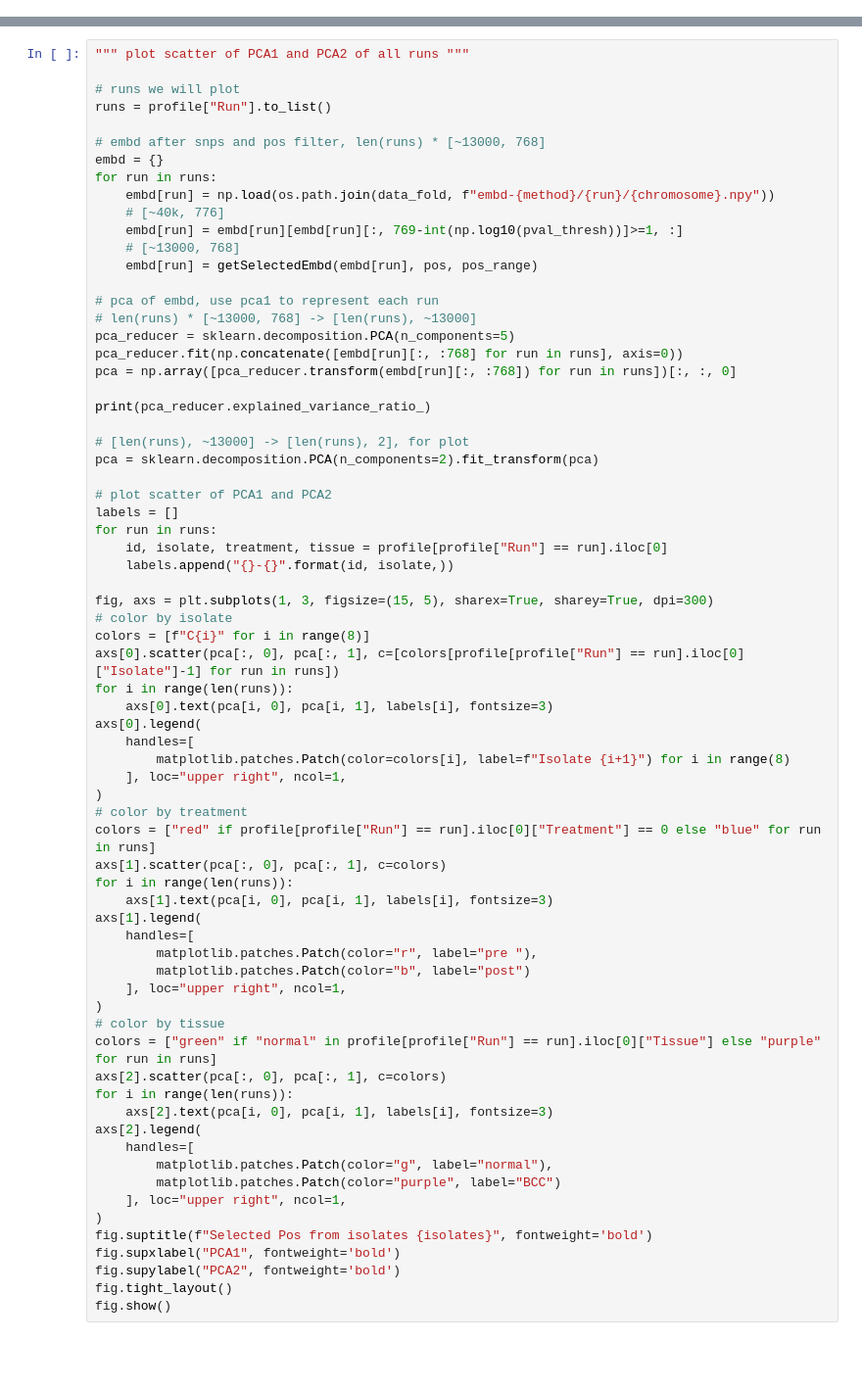
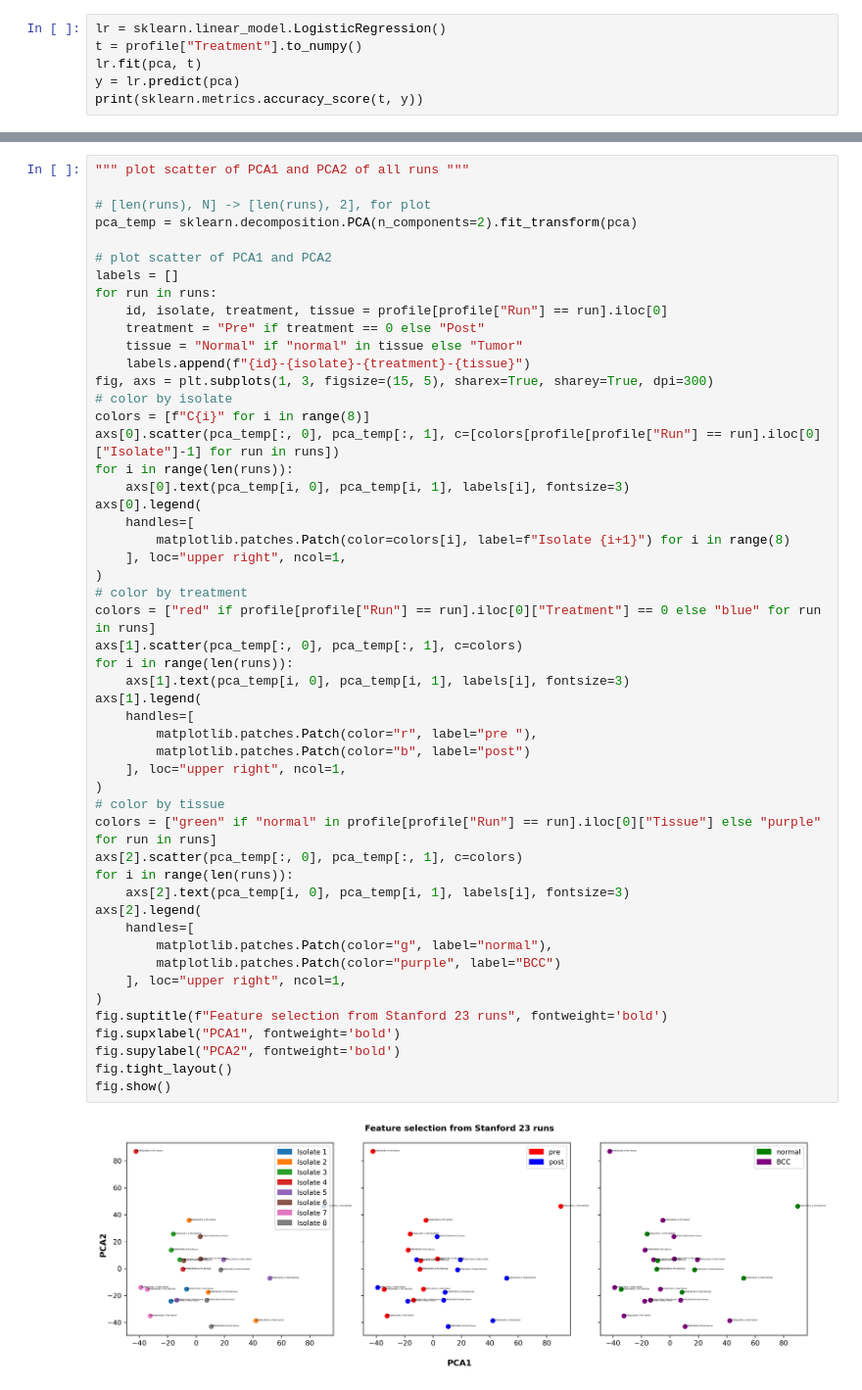
Before and after one commit to tianrui-qi/SIP-DB2, a Jupyter notebook: main.ipynb, the cells around one changed output, grey strips where cells are left out. Shown at 98% size. Cells and saved outputs as stored; diff of their text form; blank space fills up the shorter version.

```diff
--- a/main.ipynb
+++ b/main.ipynb
@@ -175,0 +109,6 @@ plt.show()
+# %%
+lr = sklearn.linear_model.LogisticRegression()
+t = profile["Treatment"].to_numpy()
+lr.fit(pca, t)
+y = lr.predict(pca)
+print(sklearn.metrics.accuracy_score(t, y))
@@ -176,70 +117,53 @@ plt.show()
 # %%
 """ plot scatter of PCA1 and PCA2 of all runs """
 
-# runs we will plot
-runs = profile["Run"].to_list()
-
-# embd after snps and pos filter, len(runs) * [~13000, 768]
-embd = {}
-for run in runs:
-    embd[run] = np.load(os.path.join(data_fold, f"embd-{method}/{run}/{chromosome}.npy"))
-    # [~40k, 776]
-    embd[run] = embd[run][embd[run][:, 769-int(np.log10(pval_thresh))]>=1, :]
-    # [~13000, 768]
-    embd[run] = getSelectedEmbd(embd[run], pos, pos_range)
-
-# pca of embd, use pca1 to represent each run
-# len(runs) * [~13000, 768] -> [len(runs), ~13000]
-pca_reducer = sklearn.decomposition.PCA(n_components=5)
-pca_reducer.fit(np.concatenate([embd[run][:, :768] for run in runs], axis=0))
-pca = np.array([pca_reducer.transform(embd[run][:, :768]) for run in runs])[:, :, 0]
-
-print(pca_reducer.explained_variance_ratio_)
-
-# [len(runs), ~13000] -> [len(runs), 2], for plot
-pca = sklearn.decomposition.PCA(n_components=2).fit_transform(pca)
+# [len(runs), N] -> [len(runs), 2], for plot
+pca_temp = sklearn.decomposition.PCA(n_components=2).fit_transform(pca)
 
 # plot scatter of PCA1 and PCA2
 labels = []
 for run in runs:
     id, isolate, treatment, tissue = profile[profile["Run"] == run].iloc[0]
-    labels.append("{}-{}".format(id, isolate,))
-
+    treatment = "Pre" if treatment == 0 else "Post"
+    tissue = "Normal" if "normal" in tissue else "Tumor"
+    labels.append(f"{id}-{isolate}-{treatment}-{tissue}")
 fig, axs = plt.subplots(1, 3, figsize=(15, 5), sharex=True, sharey=True, dpi=300)
 # color by isolate
 colors = [f"C{i}" for i in range(8)]
-axs[0].scatter(pca[:, 0], pca[:, 1], c=[colors[profile[profile["Run"] == run].iloc[0]["Isolate"]-1] for run in runs])
+axs[0].scatter(pca_temp[:, 0], pca_temp[:, 1], c=[colors[profile[profile["Run"] == run].iloc[0]["Isolate"]-1] for run in runs])
 for i in range(len(runs)):
-    axs[0].text(pca[i, 0], pca[i, 1], labels[i], fontsize=3)
+    axs[0].text(pca_temp[i, 0], pca_temp[i, 1], labels[i], fontsize=3)
 axs[0].legend(
     handles=[
         matplotlib.patches.Patch(color=colors[i], label=f"Isolate {i+1}") for i in range(8)
     ], loc="upper right", ncol=1,
 )
 # color by treatment
 colors = ["red" if profile[profile["Run"] == run].iloc[0]["Treatment"] == 0 else "blue" for run in runs]
-axs[1].scatter(pca[:, 0], pca[:, 1], c=colors)
+axs[1].scatter(pca_temp[:, 0], pca_temp[:, 1], c=colors)
 for i in range(len(runs)):
-    axs[1].text(pca[i, 0], pca[i, 1], labels[i], fontsize=3)
+    axs[1].text(pca_temp[i, 0], pca_temp[i, 1], labels[i], fontsize=3)
 axs[1].legend(
     handles=[
         matplotlib.patches.Patch(color="r", label="pre "),
         matplotlib.patches.Patch(color="b", label="post")
     ], loc="upper right", ncol=1,
 )
 # color by tissue
 colors = ["green" if "normal" in profile[profile["Run"] == run].iloc[0]["Tissue"] else "purple" for run in runs]
-axs[2].scatter(pca[:, 0], pca[:, 1], c=colors)
+axs[2].scatter(pca_temp[:, 0], pca_temp[:, 1], c=colors)
 for i in range(len(runs)):
-    axs[2].text(pca[i, 0], pca[i, 1], labels[i], fontsize=3)
+    axs[2].text(pca_temp[i, 0], pca_temp[i, 1], labels[i], fontsize=3)
 axs[2].legend(
     handles=[
         matplotlib.patches.Patch(color="g", label="normal"),
         matplotlib.patches.Patch(color="purple", label="BCC")
     ], loc="upper right", ncol=1,
 )
-fig.suptitle(f"Selected Pos from isolates {isolates}", fontweight='bold')
+fig.suptitle(f"Feature selection from Stanford 23 runs", fontweight='bold')
 fig.supxlabel("PCA1", fontweight='bold')
 fig.supylabel("PCA2", fontweight='bold')
 fig.tight_layout()
 fig.show()
+# %% [output]
+[figure, added]
```
Also changed, not shown: parts of 10 cells of this notebook, 1 other file.
